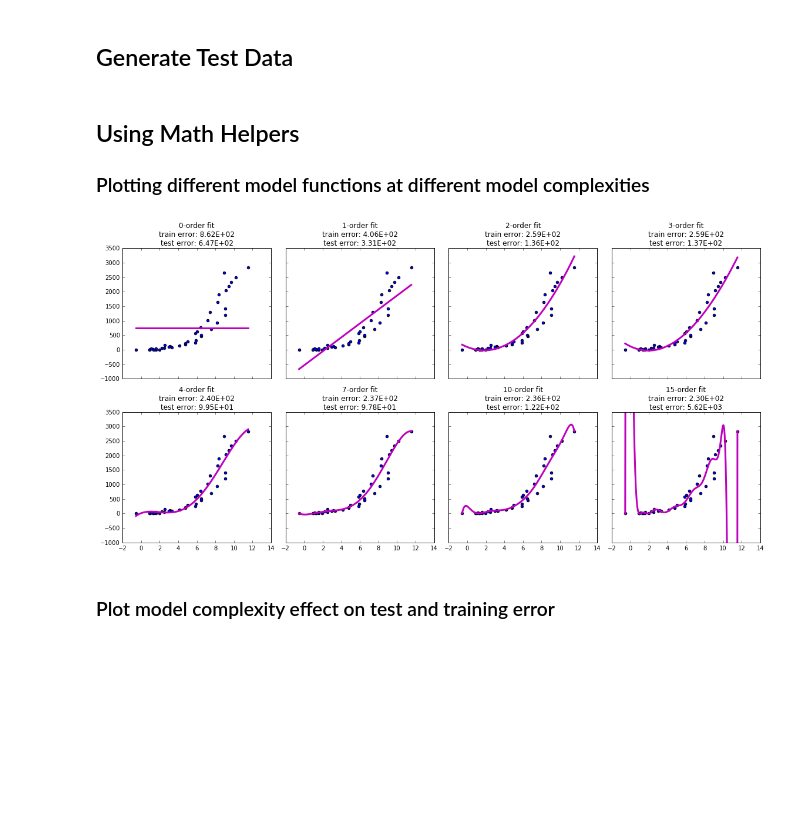
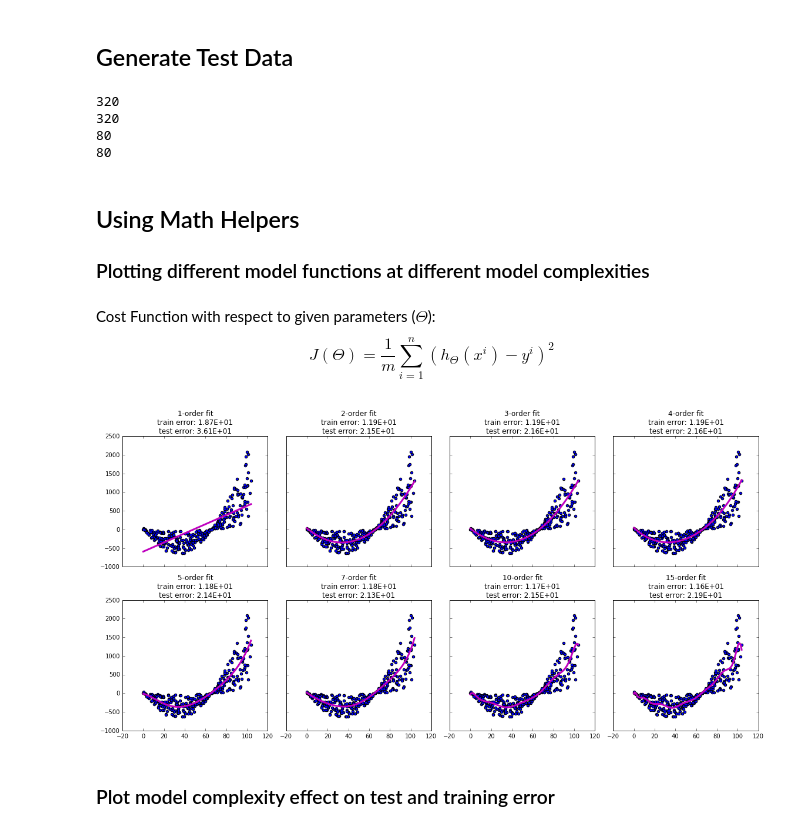
Before and after one commit to mchowning/machine-learning-examples, a Jupyter notebook: simple-linear-regression.ipynb, the cells around one changed output. Drawn from its saved outputs; the diff is of its cells as text; code cells hidden in the pictures; blank space fills up the shorter version.

```diff
--- a/simple-linear-regression.ipynb
+++ b/simple-linear-regression.ipynb
@@ -8,61 +8,77 @@ import numpy
 import scipy
 import sklearn.cross_validation
 
-n = 50
+n = 400
+numpy.random.seed(0) # setting seed to keep data constant
+x_noise = numpy.random.rand(n) * 0.05
+numpy.random.seed(123456) # setting seed to keep data constant
+y_noise = numpy.random.rand(n) *  20
 
-x = scipy.linspace(0, 10, n)
-y = numpy.polyval([3,-2,3,4], x)
+x = scipy.linspace(0, 100, n)
+x += x * x_noise
 
-noise = scipy.randn(n) * 0.7
-x += noise
-y += noise
+y = numpy.polyval([.03, -2, 2], x)
+y += y * y_noise
 
 x_train, x_test, y_train, y_test = sklearn.cross_validation.train_test_split(x, y, test_size=0.2)
 
+print(x_train.size)
+print(y_train.size)
+print(x_test.size)
+print(y_test.size)
 # TODO break out validation and training error here?
+# %% [output]
+320
+320
+80
+80
 # %% [markdown]
 ## Using Math Helpers
 ### Plotting different model functions at different model complexities
+# %% [markdown]
+Cost Function with respect to given parameters ($\Theta$): $$J(\Theta) = \frac{1}{m} \sum\limits_{i=1}^n (h_\Theta(x^i) - y^i)^2$$
+# %%
+def get_error(x, y, params):
+    predicted = numpy.polyval(params, x)
+    diff = predicted - y
+    total_sq_diff = numpy.sum(numpy.square(diff))
+    total_diff = math.sqrt(total_sq_diff)
+    avg_diff = total_diff / x.size
+    return avg_diff
 # %%
-def get_error(x, y, params):
-    predicted = numpy.polyval(params, x)
-    diff = predicted - y
-    sq_diff = numpy.dot(diff, diff)
-    avg_sq_diff = sq_diff / x.size
-    avg_diff = math.sqrt(avg_sq_diff)
-    return avg_diff
-
 n_rows = 2
 n_cols = 4
 fig, axes = plt.subplots(nrows=n_rows, ncols=n_cols, sharex=True, sharey=True, figsize=(16,8))
 list_of_plot_pos = [(r,c) for r in range(n_rows) for c in range(n_cols)]
 
 def add_plot_for_params(params):
 
     fx = scipy.linspace(numpy.min(x_train), numpy.max(x_train), 1000)
     fy = numpy.polyval(params, fx)
 
     train_error = get_error(x_train, y_train, params)
     test_error = get_error(x_test, y_test, params)
 
     (row,col) = list_of_plot_pos.pop(0)
     ax = axes[row, col]
-    order = params.size - 1 # ignoring constant with respect to polynomial order
+
+    # ignoring constant with respect to polynomial order
+    order = params.size - 1
     ax.set_title('{0}-order fit\ntrain error: {1:.2E}\ntest error: {2:.2E}'.format(order, train_error, test_error))
     ax.scatter(x_train ,y_train)
-    ax.autoscale(False) # autoscale based only on the scatterplot
+
+    # autoscale based only on the scatterplot
+    ax.autoscale(False)
     ax.plot(fx,fy, linewidth=3, c='m')
 
-orders = [0,1,2,3,4,7,10,15]
-
-for order in orders:
+for order in [1,2,3,4,5,7,10,15]:
     params = scipy.polyfit(x_train , y_train, order)
     add_plot_for_params(params)
 
 plt.tight_layout()
 plt.show()
 # %% [output]
-[figure, old version]
+[figure, new version]
 # %% [markdown]
 ### Plot model complexity effect on test and training error
 # %%
```
Also changed, not shown: parts of 1 cell of this notebook.
